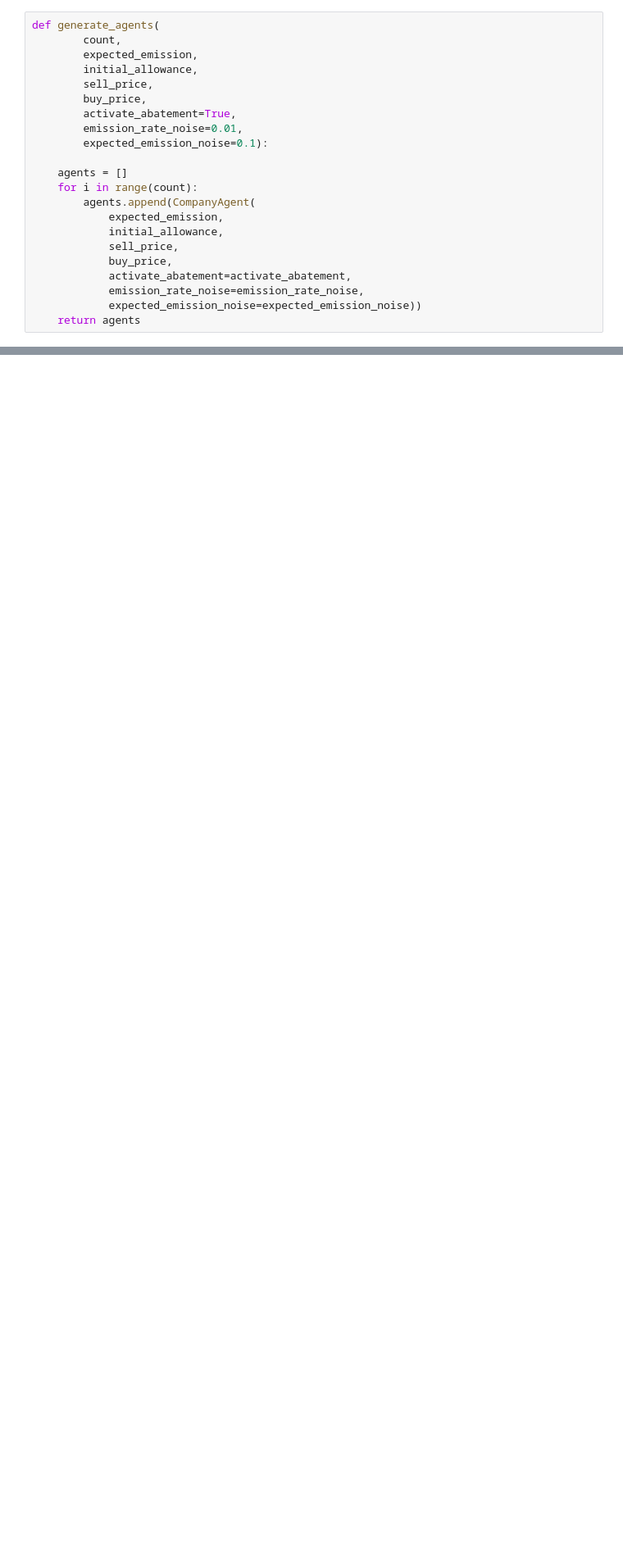
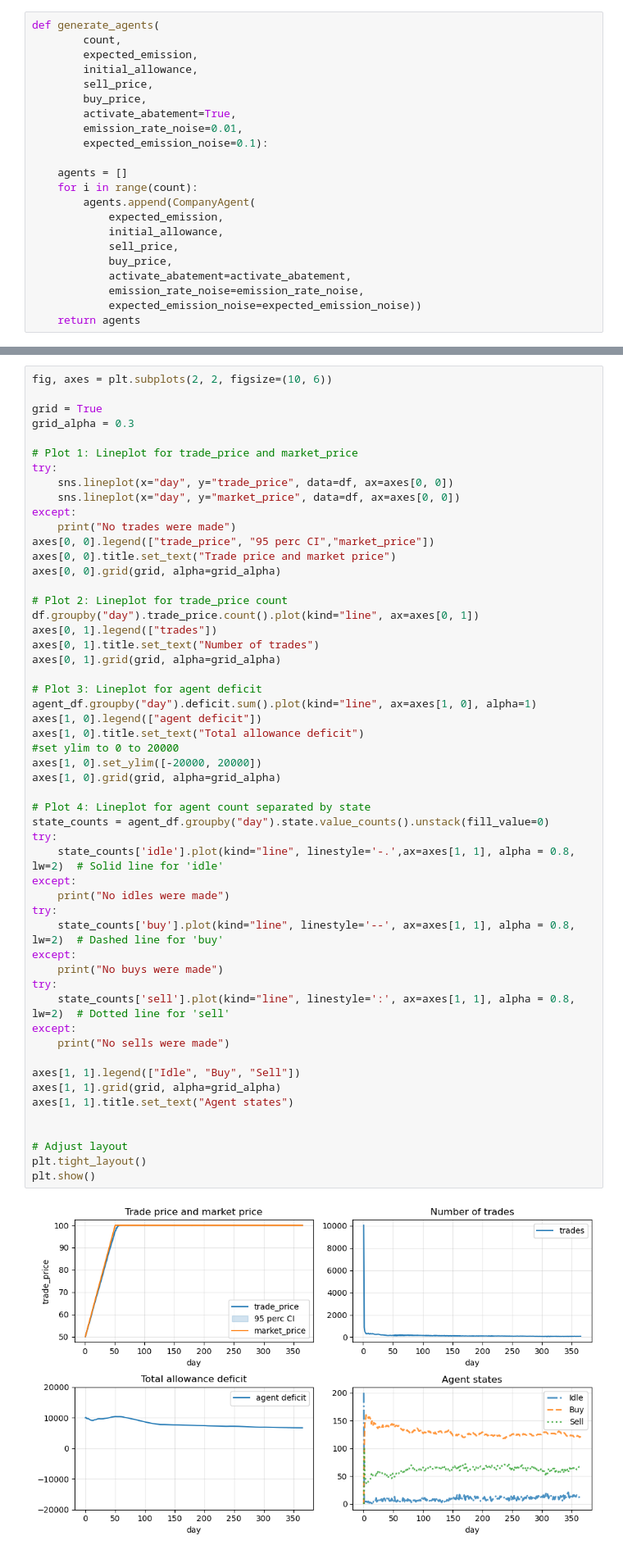
Before and after one commit to haberger/ModSimETS, a Jupyter notebook: modsim.ipynb, the cells around one changed output, grey strips where cells are left out. Shown at 82% size. Cells and saved outputs as stored; diff of their text form; blank space fills up the shorter version.

Commit message:
result plots

```diff
--- a/modsim.ipynb
+++ b/modsim.ipynb
@@ -80,0 +101,55 @@ plt.show()
+# %%
+fig, axes = plt.subplots(2, 2, figsize=(10, 6))
+
+grid = True
+grid_alpha = 0.3
+
+# Plot 1: Lineplot for trade_price and market_price
+try:
+    sns.lineplot(x="day", y="trade_price", data=df, ax=axes[0, 0])
+    sns.lineplot(x="day", y="market_price", data=df, ax=axes[0, 0])
+except:
+    print("No trades were made")
+axes[0, 0].legend(["trade_price", "95 perc CI","market_price"])
+axes[0, 0].title.set_text("Trade price and market price")
+axes[0, 0].grid(grid, alpha=grid_alpha)
+
+# Plot 2: Lineplot for trade_price count
+df.groupby("day").trade_price.count().plot(kind="line", ax=axes[0, 1])
+axes[0, 1].legend(["trades"])
+axes[0, 1].title.set_text("Number of trades")
+axes[0, 1].grid(grid, alpha=grid_alpha)
+
+# Plot 3: Lineplot for agent deficit
+agent_df.groupby("day").deficit.sum().plot(kind="line", ax=axes[1, 0], alpha=1)
+axes[1, 0].legend(["agent deficit"])
+axes[1, 0].title.set_text("Total allowance deficit")
+#set ylim to 0 to 20000
+axes[1, 0].set_ylim([-20000, 20000])
+axes[1, 0].grid(grid, alpha=grid_alpha)
+
+# Plot 4: Lineplot for agent count separated by state
+state_counts = agent_df.groupby("day").state.value_counts().unstack(fill_value=0)
+try:
+    state_counts['idle'].plot(kind="line", linestyle='-.',ax=axes[1, 1], alpha = 0.8, lw=2)  # Solid line for 'idle'
+except:
+    print("No idles were made")
+try:
+    state_counts['buy'].plot(kind="line", linestyle='--', ax=axes[1, 1], alpha = 0.8, lw=2)  # Dashed line for 'buy'
+except:
+    print("No buys were made")
+try:
+    state_counts['sell'].plot(kind="line", linestyle=':', ax=axes[1, 1], alpha = 0.8, lw=2)  # Dotted line for 'sell'
+except:
+    print("No sells were made")
+
+axes[1, 1].legend(["Idle", "Buy", "Sell"])
+axes[1, 1].grid(grid, alpha=grid_alpha)
+axes[1, 1].title.set_text("Agent states")
+
+
+# Adjust layout
+plt.tight_layout()
+plt.show()
+# %% [output]
+[figure, added]
```
Also changed, not shown: parts of 9 cells of this notebook.
